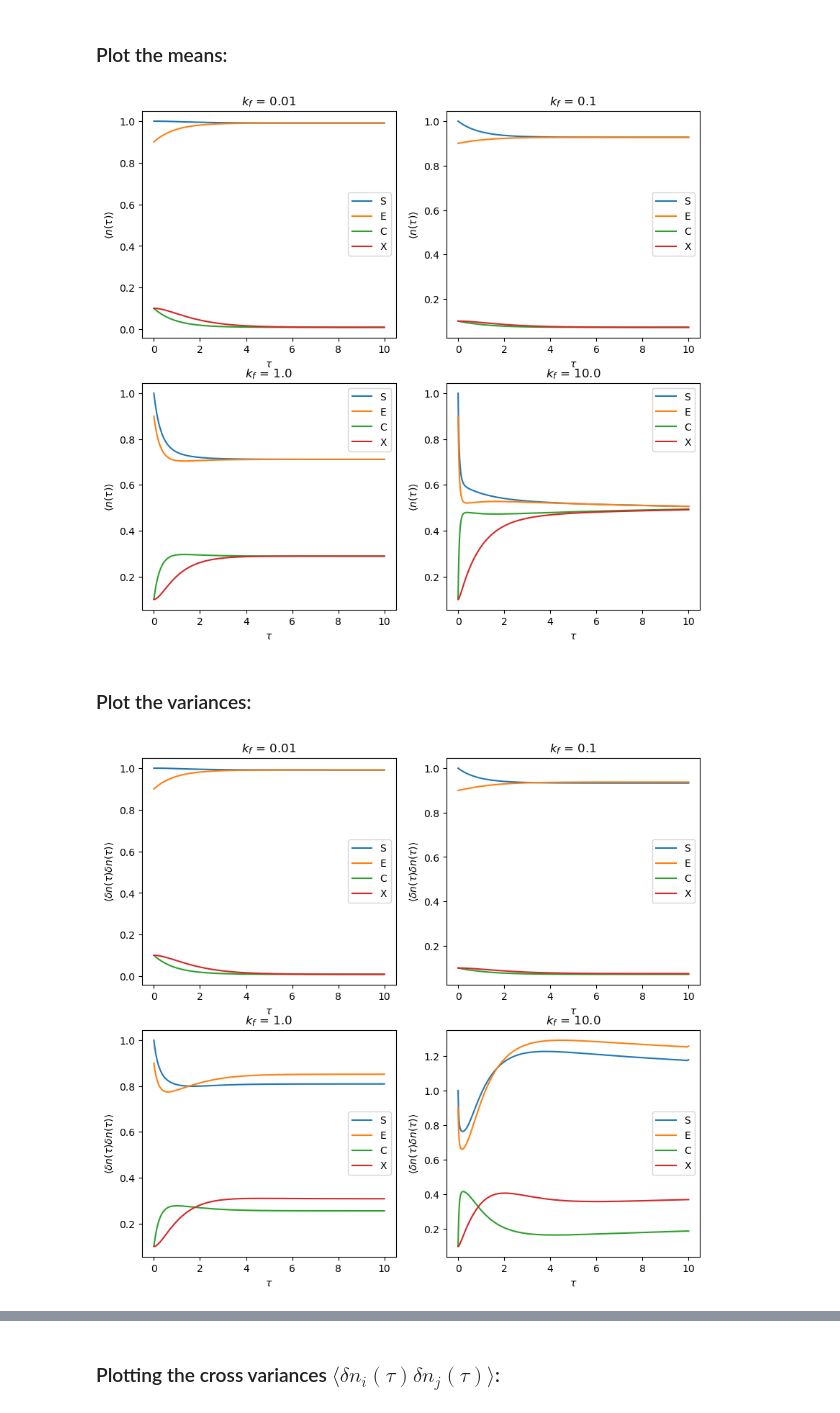
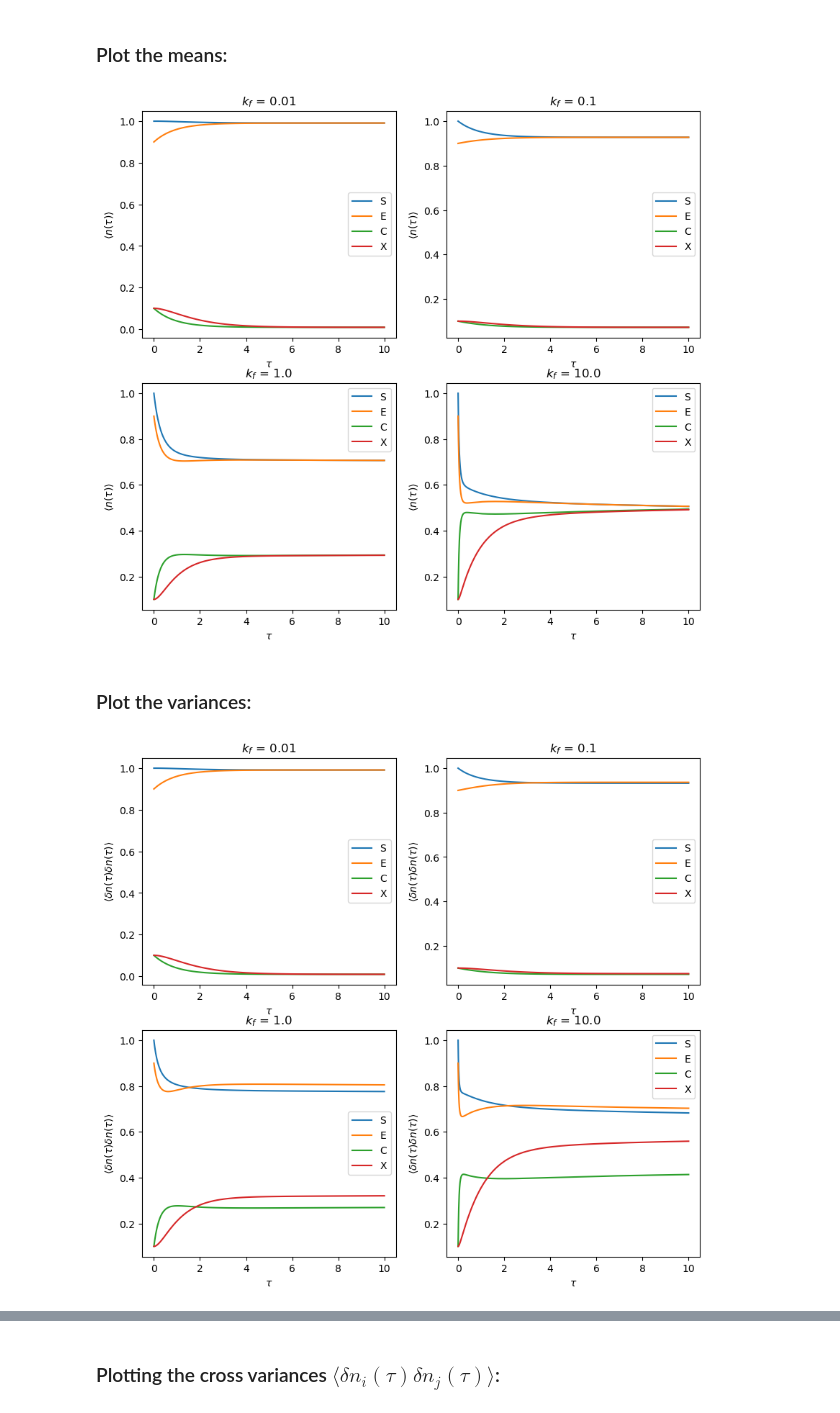
Before and after one commit to btemoshir/Achedmy.jl, a Jupyter notebook: examples/enzyme_kinetics.ipynb, the cells around one changed output, grey strips where cells are left out. Cells and saved outputs as stored; diff of their text form; code cells hidden in the pictures.

```diff
--- a/examples/enzyme_kinetics.ipynb
+++ b/examples/enzyme_kinetics.ipynb
@@ -95,0 +47,2 @@ println(alpha_range)
+# %%
+alpha_range = [0.01,0.1,1.,10.]
@@ -106,11 +65,12 @@ for i in alpha_range
     structure = Achedmy.ReactionStructure(enzyme_system)
     variables = Achedmy.ReactionVariables(structure,"cross")
     sol = Achedmy.solve_dynamics!(structure,variables,selfEnergy = "gSBR", tmax = tmax, tstart = tstart,
-                     atol = atol, rtol = rtol , k_max = k_max, dtmax = dtmax, γ = Γ, qmax = qmax, qmin = qmin)
+                     atol = atol, rtol = rtol)
 
     push!(SOL,sol)
     push!(VAR,variables)
 
+    println("Done for alpha = $i")
 end
 # %% [output]
 t: 0.0
@@ -133,10 +93,10 @@ t: 9.995004815917522
 # %%
-## Reading data
+# # Reading data
 
-SOL = open("../data/enzyme1/sol_gSBR.jls", "r") do f
-    deserialize(f)
-end
+# SOL = open("../data/enzyme/sol_gSBR.jls", "r") do f
+#     deserialize(f)
+# end
 
-VAR = open("../data/enzyme1/var_gSBR.jls", "r") do f
-    deserialize(f)
-end
+# VAR = open("../data/enzyme/var_gSBR.jls", "r") do f
+#     deserialize(f)
+# end
@@ -176,7 +112,7 @@ end
 # %% [markdown]
 ### Plot the means:
 # %%
-plot_indices = [1,4,7,10]
+plot_indices = [1,2,3,4]
 
 figure(figsize=(10,9))
 for i in range(1,length(plot_indices))
@@ -193,4 +129,4 @@ end
 
 gcf()
 # %% [output]
-[figure, old version]
+[figure, new version]
@@ -199,23 +136,23 @@ close("all")
 # %% [markdown]
 ### Plot the variances:
 # %%
-plot_indices = [1,4,7,10]
+plot_indices = [1,2,3,4]
 figure(figsize=(10,9))
 for i in range(1,length(plot_indices))
     subplot(2,2,i)
     for j in range(1,length(species(enzyme_system)))
         plot(SOL[plot_indices[i]].t, diag(VAR[plot_indices[i]].N[j,j,:,:]), label=alpha_range[plot_indices[i]])
         legend(["S","E","C","X"])
     end
     title(L"$k_f$ = " * string(alpha_range[plot_indices[i]]))
     #yscale("log")
     xlabel(L"$\tau$")
     ylabel(L"$\langle \delta n(\tau) \delta n(\tau) \rangle$")
 end
 
 gcf()
 # %% [output]
-[figure, old version]
+[figure, new version]
 # %%
 ## Running MAK:
 @unpack k_f = enzyme_system
```
Also changed, not shown: parts of 62 cells of this notebook, 14 other files.
